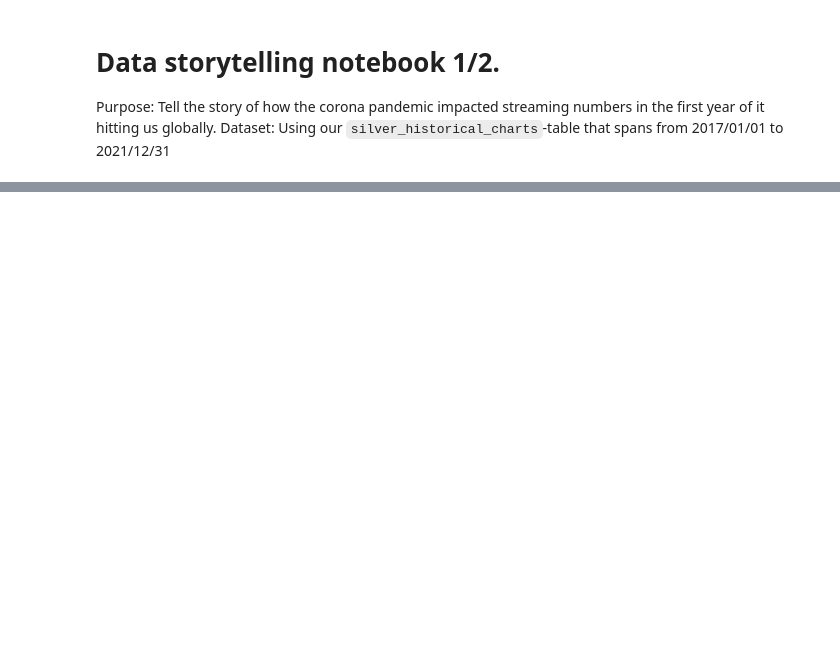
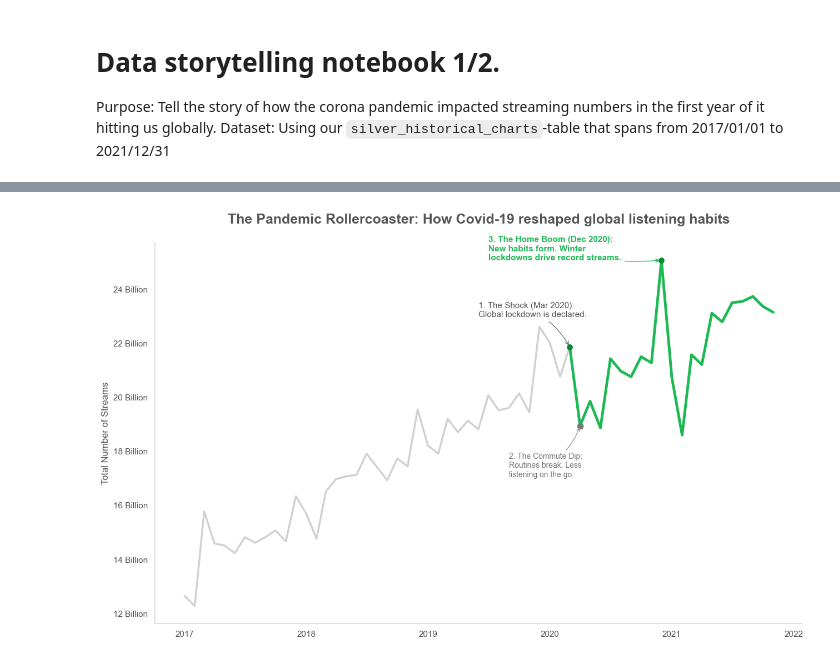
Before and after one commit to JohnnyHyytiainen/DEUX2025_music_project, a Jupyter notebook: notebooks/pandemic_storytelling_visualisation.ipynb, the cells around one changed output, grey strips where cells are left out. Cells and saved outputs as stored; diff of their text form; code cells hidden in the pictures; blank space fills up the shorter version.

```diff
--- a/notebooks/pandemic_storytelling_visualisation.ipynb
+++ b/notebooks/pandemic_storytelling_visualisation.ipynb
@@ -33,0 +132,86 @@ con.close()
+# %%
+# Skapa en kopia (df_plot) Så att plotten ej förändras vid varje körning.
+# Skumt beteende med notebook när jag körde cellen flera gånger, varje körning försvann månad efter månad efter månad.
+df_plot = df_trend.iloc[:-1].copy() # Säkerställ datetime för X-axeln på kopian ovanför
+df_plot['month'] = pd.to_datetime(df_plot['month'])
+
+# 1) Grundinställningarna. Ren och vit bakgrund
+sns.set_theme(style="white")
+fig, ax = plt.subplots(figsize=(13, 8)) # Aningen större och bredare för att få plats med hela storyn
+
+
+# 2) Rita alla linjer för vår Pandemi-overlay (SPOTIFY grön = #1DB954)
+sns.lineplot(data = df_plot, x = 'month', y = 'total_streams', color = '#d1d1d1', linewidth = 2.5, ax = ax)
+pandemic_start = pd.to_datetime('2020-03-01')
+df_pandemic = df_plot[df_plot['month'] >= pandemic_start]
+sns.lineplot(data = df_pandemic, x = 'month', y = 'total_streams', color = '#1DB954', linewidth = 3.5, ax = ax)
+
+# 3) Göm spines och ramar
+ax.spines['top'].set_visible(False)
+ax.spines['right'].set_visible(False)
+ax.spines['left'].set_color('#dddddd')
+ax.spines['bottom'].set_color('#dddddd')
+
+# ========================================
+# 4) STORYTELLING: Tre faser enligt grafen
+# ========================================
+
+# FAS 1 - Lockdown (Mars 2020)
+y_march = df_plot.loc[df_plot['month'] == pandemic_start, 'total_streams'].values[0]
+plt.scatter(pandemic_start, y_march, color = "#048932", s = 45, zorder = 5)
+plt.annotate(
+    "1. The Shock (Mar 2020):\nGlobal lockdown is declared.",
+    xy=(pandemic_start, y_march),
+    xytext=(pd.to_datetime('2019-06-01'), y_march * 1.05),
+    arrowprops=dict(facecolor='#777777', edgecolor='#777777', arrowstyle="->", connectionstyle="arc3,rad=-0.15"),
+    fontsize=11, color='#555555'
+)
+
+# FAS 2 - Dippen, pendlingen dör
+dip_date = pd.to_datetime('2020-04-01')
+try:
+    y_dip = df_plot.loc[df_plot['month'] == dip_date, 'total_streams'].values[0]
+    plt.scatter(dip_date, y_dip, color='#777777', s=55, zorder=2) # Mindre grå prick för dippen
+    plt.annotate(
+        "2. The Commute Dip:\nRoutines break. Less\nlistening on the go.",
+        xy=(dip_date, y_dip),
+        xytext=(pd.to_datetime('2019-09-01'), y_dip * 0.9), # Placerar texten UNDER kurvan
+        arrowprops=dict(facecolor='#999999', edgecolor='#999999', arrowstyle="->", connectionstyle="arc3,rad=0.2"),
+        fontsize=10, color='#777777'
+    )
+except IndexError:
+    pass
+
+# FAS 3 - Peaken, nya vanor, folk börjar jobba hemifrån och gör livet enklare och bättre under lockdown
+peak_date = pd.to_datetime('2020-12-01')
+try:
+    y_peak = df_plot.loc[df_plot['month'] == peak_date, 'total_streams'].values[0]
+    plt.scatter(peak_date, y_peak, color='#048932', s=45, zorder=5)
+    plt.annotate(
+        "3. The Home Boom (Dec 2020):\nNew habits form. Winter\nlockdowns drive record streams.",
+        xy=(peak_date, y_peak),
+        xytext=(pd.to_datetime('2019-07-01'), y_peak * 1), # Placerar texten till vänster om toppen
+        arrowprops=dict(facecolor='#1DB954', edgecolor='#1DB954', arrowstyle="->", connectionstyle="arc3,rad=0.1"),
+        fontsize=11, color='#1DB954', fontweight='bold'
+    )
+except IndexError:
+    pass
+
+# ==========================================
+# 5) TITEL
+plt.title("The Pandemic Rollercoaster: How Covid-19 reshaped global listening habits",
+          fontsize=18, fontweight='bold', color="#555555", pad=25, loc='center')
+
+plt.ylabel("Total Number of Streams", fontsize=12, color='#555555')
+plt.xlabel("")
+
+# 6. Formatera Y-axeln till miljarder
+def billion_formatter(x, pos):
+    return f"{x * 1e-9:.0f} Billion"
+ax.yaxis.set_major_formatter(plt.FuncFormatter(billion_formatter))
+ax.tick_params(axis='both', colors='#555555')
+
+plt.tight_layout()
+plt.show()
+# %% [output]
+[figure, added]
```
Also changed, not shown: parts of 3 cells of this notebook.
